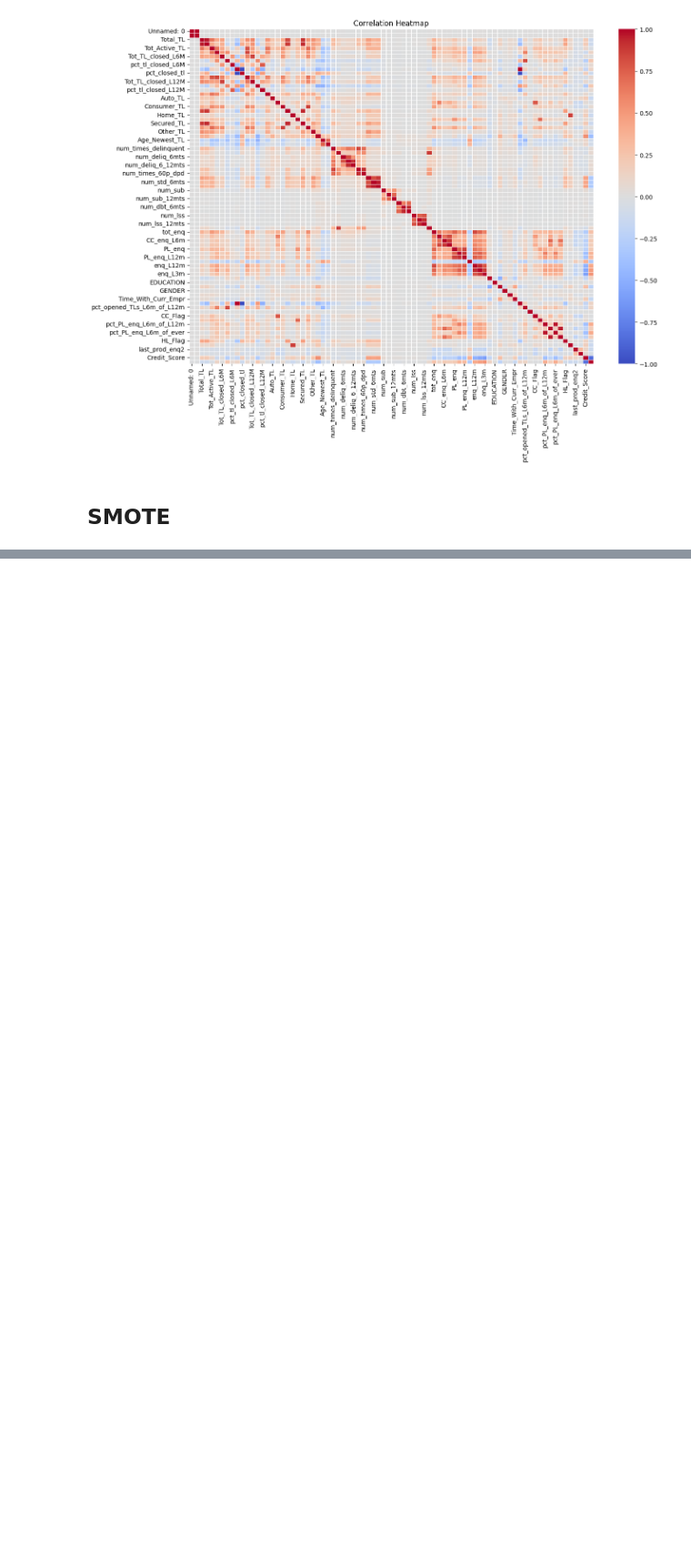
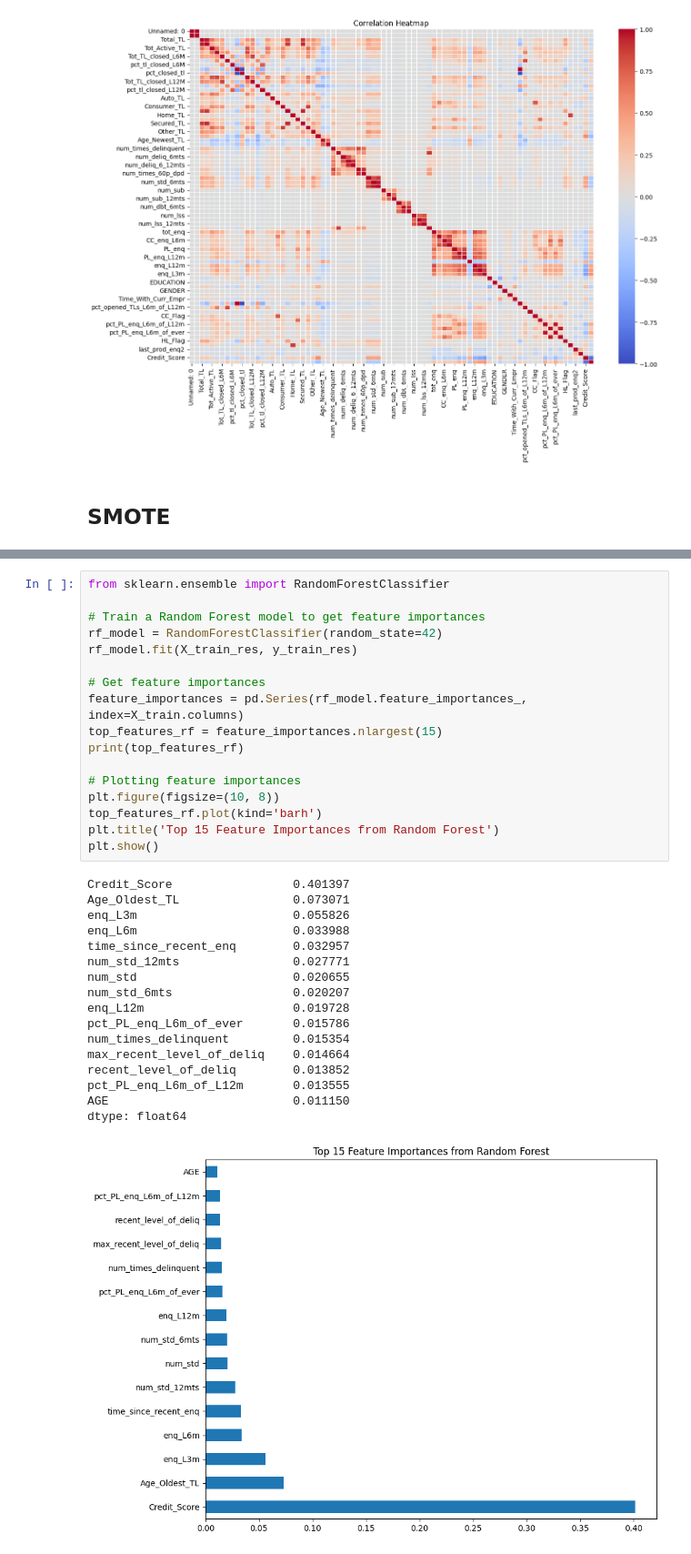
Before and after one commit to dev02chandan/Credit-Risk-Modelling, a Jupyter notebook: research2.ipynb, the cells around one changed output, grey strips where cells are left out. Shown at 91% size. Drawn from its saved outputs; the diff is of its cells as text; blank space fills up the shorter version.

```diff
--- a/research2.ipynb
+++ b/research2.ipynb
@@ -204,0 +292,35 @@ plt.show()
+# %%
+from sklearn.ensemble import RandomForestClassifier
+
+# Train a Random Forest model to get feature importances
+rf_model = RandomForestClassifier(random_state=42)
+rf_model.fit(X_train_res, y_train_res)
+
+# Get feature importances
+feature_importances = pd.Series(rf_model.feature_importances_, index=X_train.columns)
+top_features_rf = feature_importances.nlargest(15)
+print(top_features_rf)
+
+# Plotting feature importances
+plt.figure(figsize=(10, 8))
+top_features_rf.plot(kind='barh')
+plt.title('Top 15 Feature Importances from Random Forest')
+plt.show()
+# %% [output]
+Credit_Score                 0.401397
+Age_Oldest_TL                0.073071
+enq_L3m                      0.055826
+enq_L6m                      0.033988
+time_since_recent_enq        0.032957
+num_std_12mts                0.027771
+num_std                      0.020655
+num_std_6mts                 0.020207
+enq_L12m                     0.019728
+pct_PL_enq_L6m_of_ever       0.015786
+num_times_delinquent         0.015354
+max_recent_level_of_deliq    0.014664
+recent_level_of_deliq        0.013852
+pct_PL_enq_L6m_of_L12m       0.013555
+AGE                          0.011150
+dtype: float64
+[figure, added]
```
Also changed, not shown: parts of 21 cells of this notebook, 5 other files.
